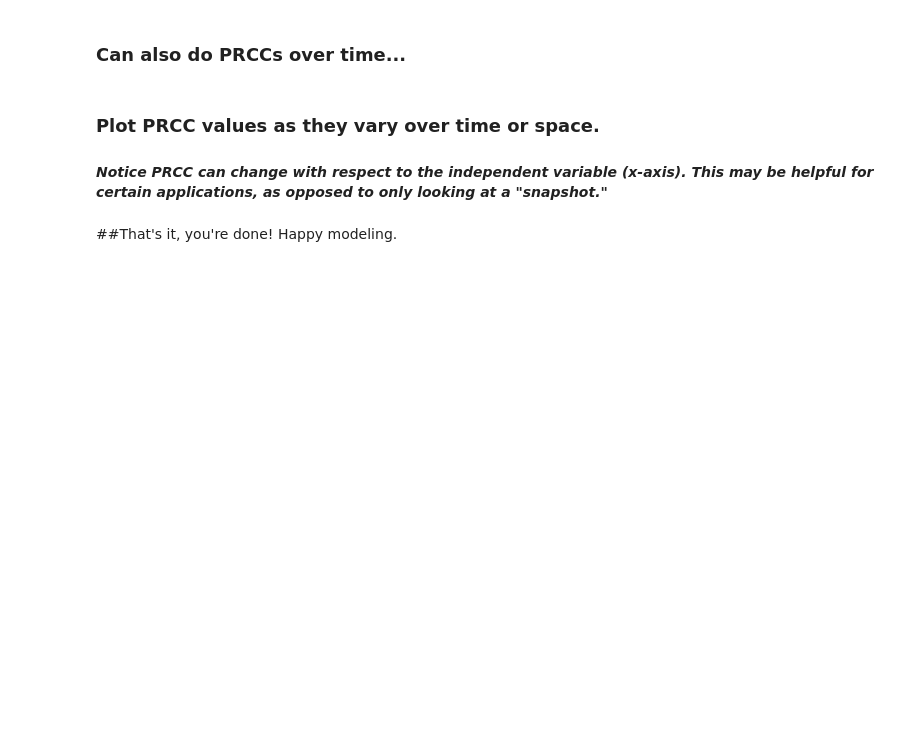
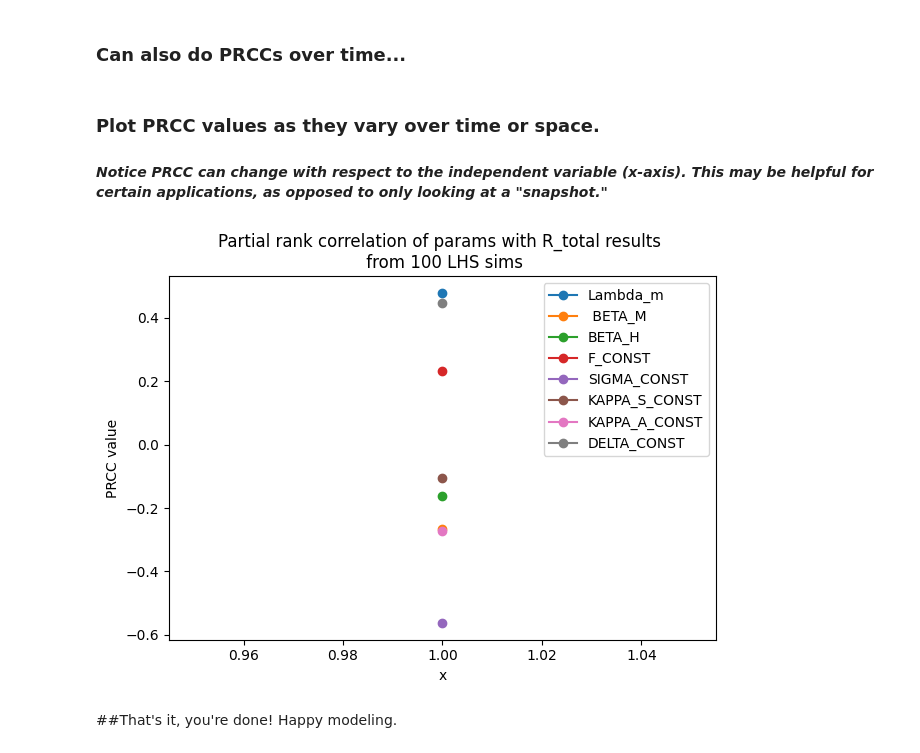
Before and after one commit to IhtishamHaq/EnKF_analysis, a Jupyter notebook: LHS_PRCC.ipynb, the cells around one changed output. Saved outputs shown, nothing was run; the diff lists cells and outputs as text; code cells hidden in the pictures; blank space fills up the shorter version.

```diff
--- a/LHS_PRCC.ipynb
+++ b/LHS_PRCC.ipynb
@@ -453,19 +509,23 @@ for xi in range(len(x)):  # loop through time or location of sim results
 #### *Notice PRCC can change with respect to the independent variable (x-axis). This may be helpful for certain applications, as opposed to only looking at a "snapshot."*
 # %%
 for p in range(parameterCount):
-    plt.plot(x,prcc[p,])
+    plt.plot(x, prcc[p, :], marker='o')
 
+labels = list(parameters.keys())
+plt.legend(labels, loc='best')
 
-labels=list(parameters.keys())
-plt.legend(labels)
-
-plt.ylabel('PRCC value');
+plt.ylabel('PRCC value')
 plt.xlabel('x')
 
-N=str(sampleCount)
-plt.title('Partial rank correlation of params with ' + labelstring
-          + ' results \n from ' + N + ' LHS sims');
+N = str(sampleCount)
+plt.title(
+    'Partial rank correlation of params with ' + labelstring +
+    ' results \n from ' + N + ' LHS sims'
+)
 
+plt.tight_layout()
 plt.show()
+# %% [output]
+[figure, added]
 # %% [markdown]
 ##That's it, you're done! Happy modeling.
```
Also changed, not shown: parts of 12 cells of this notebook.
